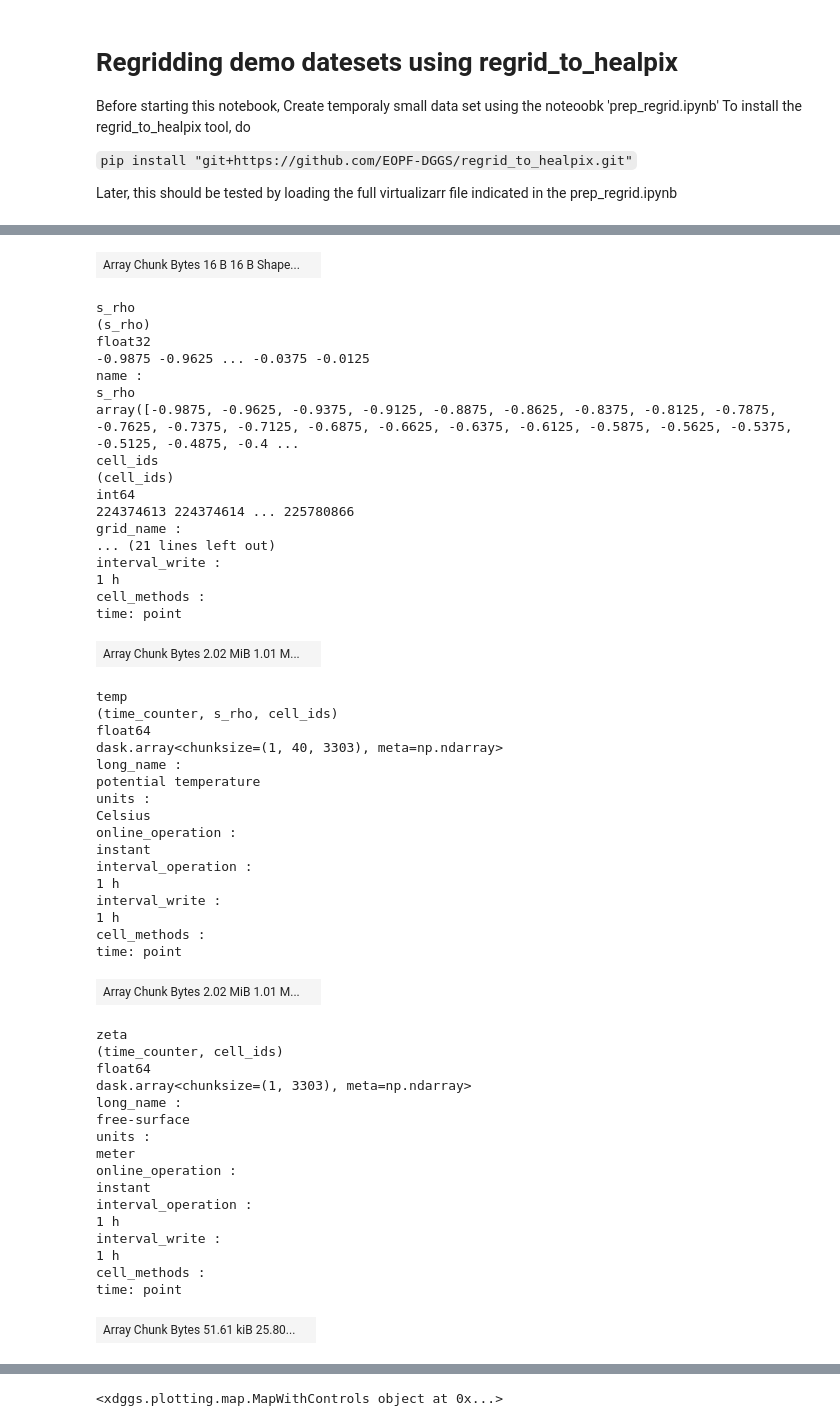
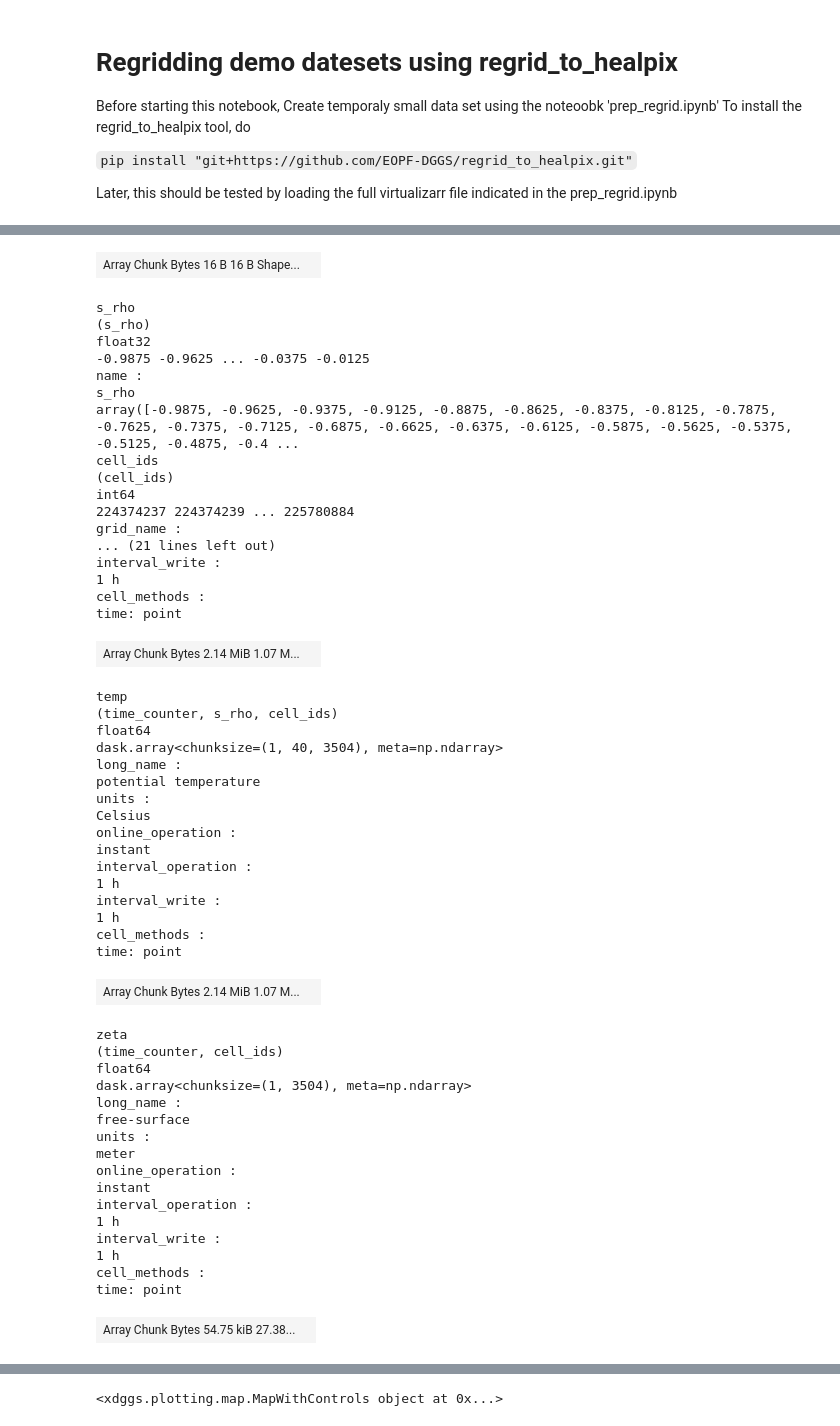
Before and after one commit to FAIR2Adapt/softwares_RIOMAR, a Jupyter notebook: notebook/regrid_apply_ufunc.ipynb, the cells around one changed output, grey strips where cells are left out. Drawn from its saved outputs; the diff is of its cells as text; code cells hidden in the pictures.

```diff
--- a/notebook/regrid_apply_ufunc.ipynb
+++ b/notebook/regrid_apply_ufunc.ipynb
@@ -132,5 +33,5 @@ REGIONAL GAMAR MPI TIDES OBC_WEST OBC_NORTH XIOS USE_CALENDAR NC4PAR MPI_NOLAND
 # %%
-small_ds=xr.open_zarr('/Users/todaka/data/RIOMAR/small_withtime.zarr')
+small_ds=xr.open_zarr('/Users/todaka/data/RIOMAR/small.zarr')
 #small_ds=xr.open_zarr('/Users/todaka/data/RIOMAR/very_small.zarr') #only temp
 #ds = small_ds[["temp", "nav_lon_rho", "nav_lat_rho"]].isel(s_rho=0).stack(point=("y_rho","x_rho")).dropna(dim="point") #only drop the z coordinate
 #ds = small_ds[["temp","nav_lon_rho", "nav_lat_rho"]].stack(point=("y_rho","x_rho")).dropna(dim="point") #only temp
@@ -256,12 +58,11 @@ REGIONAL GAMAR MPI TIDES OBC_WEST OBC_NORTH XIOS USE_CALENDAR NC4PAR MPI_NOLAND
 # %%
-
 from regrid_to_healpix.regrid_to_healpix_bilinear import Set
-
+child_level=13
 # Build operator once
 lon = ds["nav_lon_rho"].values.astype(np.float64)
 lat = ds["nav_lat_rho"].values.astype(np.float64)
 
-nr = Set(lon_deg=lon, lat_deg=lat, level=13, device="cpu", threshold=0.5, ellipsoid="WGS84")
+nr = Set(lon_deg=lon, lat_deg=lat, level=child_level, device="cpu", threshold=0.5, ellipsoid="WGS84")
 cell_ids = np.asarray(nr.get_cell_ids(), dtype=np.int64)
 ncell = int(cell_ids.size)
 
@@ -305,37 +106,37 @@ cell_ids: 3303
 Coordinates: (4)
 time_counter
 (time_counter)
 datetime64[ns]
 2023-12-01T00:48:10 2023-12-01T0...
 axis :
 ... (18 lines left out)
 time_origin :
 2000-01-01 00:00:00
 bounds :
 time_instant_bounds
 | Array Chunk Bytes 16 B 16 B Shape... |  |
 s_rho
 (s_rho)
 float32
 -0.9875 -0.9625 ... -0.0375 -0.0125
 name :
 s_rho
 array([-0.9875, -0.9625, -0.9375, -0.9125, -0.8875, -0.8625, -0.8375, -0.8125, -0.7875, -0.7625, -0.7375, -0.7125, -0.6875, -0.6625, -0.6375, -0.6125, -0.5875, -0.5625, -0.5375, -0.5125, -0.4875, -0.4 ...
 cell_ids
 (cell_ids)
 int64
-224374613 224374614 ... 225780866
+224374237 224374239 ... 225780884
 grid_name :
 ... (21 lines left out)
 interval_write :
 1 h
 cell_methods :
 time: point
-| Array Chunk Bytes 2.02 MiB 1.01 M... |  |
+| Array Chunk Bytes 2.14 MiB 1.07 M... |  |
 temp
 (time_counter, s_rho, cell_ids)
 float64
-dask.array<chunksize=(1, 40, 3303), meta=np.ndarray>
+dask.array<chunksize=(1, 40, 3504), meta=np.ndarray>
 long_name :
 potential temperature
 units :
@@ -348,11 +149,11 @@ interval_write :
 1 h
 cell_methods :
 time: point
-| Array Chunk Bytes 2.02 MiB 1.01 M... |  |
+| Array Chunk Bytes 2.14 MiB 1.07 M... |  |
 zeta
 (time_counter, cell_ids)
 float64
-dask.array<chunksize=(1, 3303), meta=np.ndarray>
+dask.array<chunksize=(1, 3504), meta=np.ndarray>
 long_name :
 free-surface
 units :
@@ -365,7 +166,7 @@ interval_write :
 1 h
 cell_methods :
 time: point
-| Array Chunk Bytes 51.61 kiB 25.80... |  |
+| Array Chunk Bytes 54.75 kiB 27.38... |  |
 Attributes: (42)
 name :
 GAMAR_GLORYS_1h_inst
```
Also changed, not shown: parts of 17 cells of this notebook.
